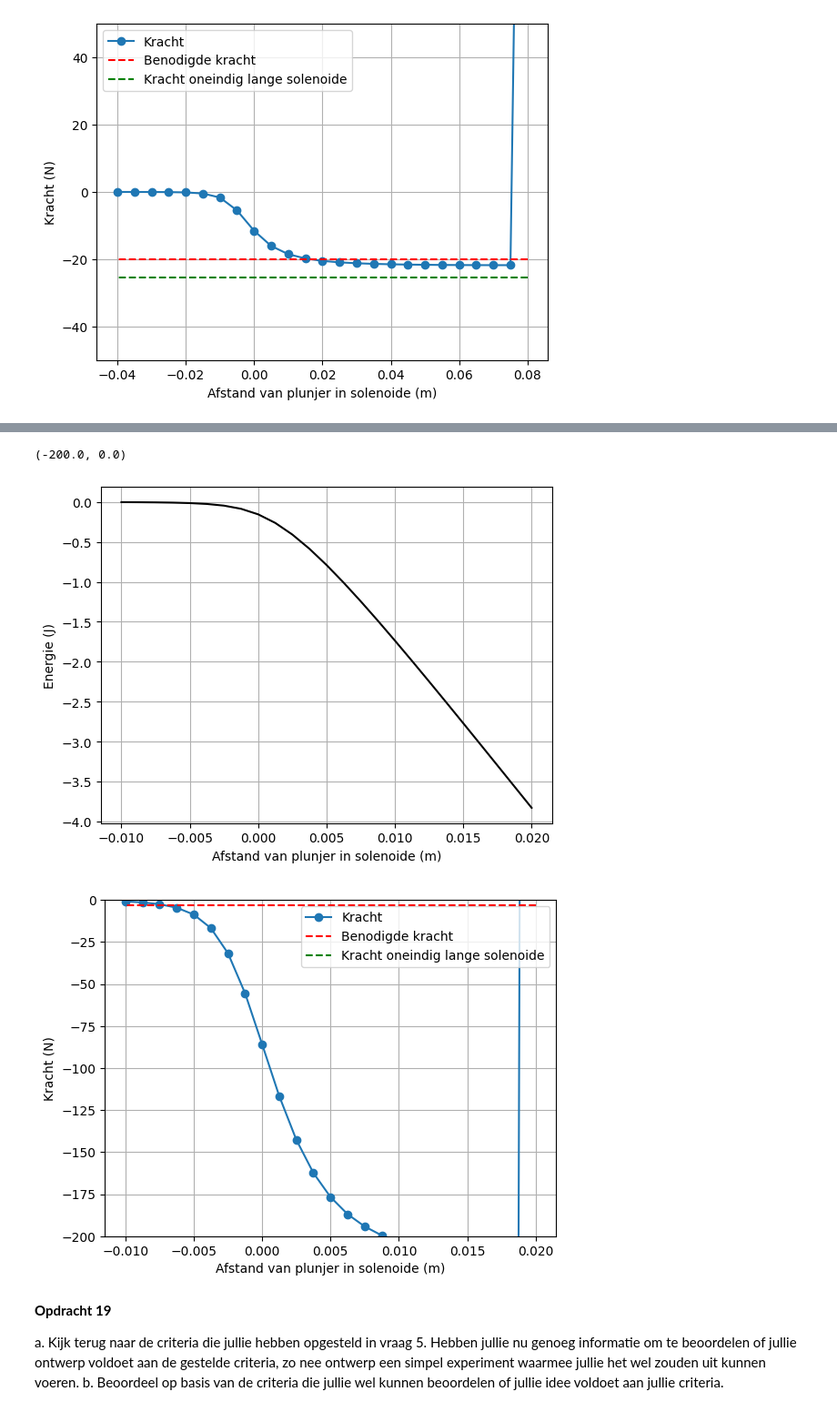
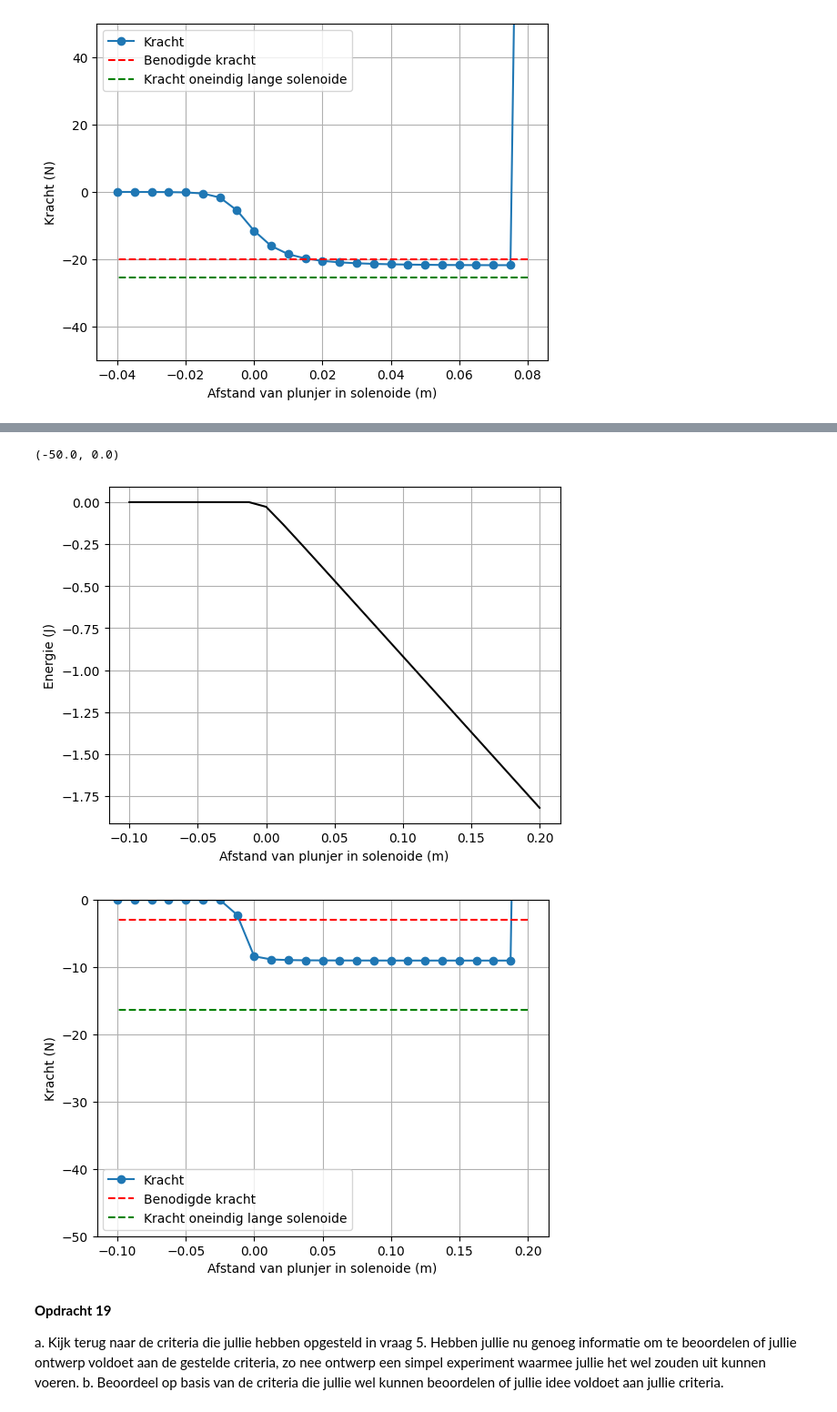
Before and after one commit to Xander1611/opdrachten-DEF-D-AB, a Jupyter notebook: 2KrachtactuatorOpdracht/2KrachtactuatorOpdracht/KrachtactuatorOpdracht.ipynb, the cells around one changed output, grey strips where cells are left out. Shown at 91% size. Saved outputs shown, nothing was run; the diff lists cells and outputs as text; code cells hidden in the pictures.

```diff
--- a/2KrachtactuatorOpdracht/2KrachtactuatorOpdracht/KrachtactuatorOpdracht.ipynb
+++ b/2KrachtactuatorOpdracht/2KrachtactuatorOpdracht/KrachtactuatorOpdracht.ipynb
@@ -234,7 +234,7 @@ plt.ylabel("Aantal wikkelingen (-)")
 
 # Kattenluik actuator (optie 2):
 F_2 = 3
-r_s_2 = 5e-3
+r_s_2 = 0.005
 V_1 = V_opdr6
 r_d_2 = r_d_opdr6
 
@@ -289,7 +289,7 @@ L_d_1 = l_max_vb
 
 # Kattenluikje:
 
-L_s_2 = 0.04
+L_s_2 = 0.4
 r_s_2 = 0.005 # opdracht 5
 L_d_2 = l_max_vb
 # %% [markdown]
@@ -367,7 +367,7 @@ Deze opdracht kan ook gemaakt worden met het gebruik van for loops, De akauze vo
 import matplotlib.pyplot as plt
 
 # gegevens
-I = 0.5
+I = 6
 L_draad = l_max_vb
 aantal_stappen = 2000
 
@@ -753,30 +753,31 @@ Ifield =  24
 # %%
 # opdr 16 tweede toepassing:
-r_s = r_s_2
+I = 0.5
+r_s = 2*r_s_2
 L_s = L_s_2
 mu_r = mu_r_ijzer
 mu_0 = 4 * np.pi * 1e-7
 
 # integrate the field up to point z_p
 Wz=-0.5*np.pi*r_s**2*np.cumsum(np.flipud(H_ax)*mu_r*mu_0*np.flipud(H_ax))*(z_ax[1] - z_ax[0])
 plt.figure()
 plt.plot(L_s/2 - z_ax, np.flipud(Wz), '-k')
 plt.xlabel('Afstand van plunjer in solenoide (m)'), plt.ylabel('Energie (J)'), plt.grid()
 
 force_analytical = -mu_0*mu_r*np.pi*r_s**2*aantal_omwentelingen**2*I**2/2/L_s**2 # Kracht uitrekenen numeriek
 force_numerical=np.diff(Wz, n=1, append=[0])/(z_ax[1] - z_ax[0]) # Kracht uitrekenen
 
 # Plotting the results
 plt.figure()
 plt.plot(L_s/2 - z_ax, np.flipud(force_numerical), '-o', label='Kracht')
 plt.plot(L_s/2 - z_ax, (-0.3*9.8)*np.ones(n_ax), '--r', label='Benodigde kracht')
 plt.plot(L_s/2 - z_ax, force_analytical*np.ones(n_ax), '--g', label='Kracht oneindig lange solenoide')
 plt.xlabel('Afstand van plunjer in solenoide (m)'), plt.ylabel('Kracht (N)'), plt.grid(), plt.legend()
-plt.ylim(-200,0)
+plt.ylim(-50,0)
 # %% [output]
-(-200.0, 0.0)
+(-50.0, 0.0)
-[figure, old version]
+[figure, new version]
-[figure, old version]
+[figure, new version]
 # %% [markdown]
 **Opdracht 19**
 
```
Also changed, not shown: parts of 2 cells of this notebook.
